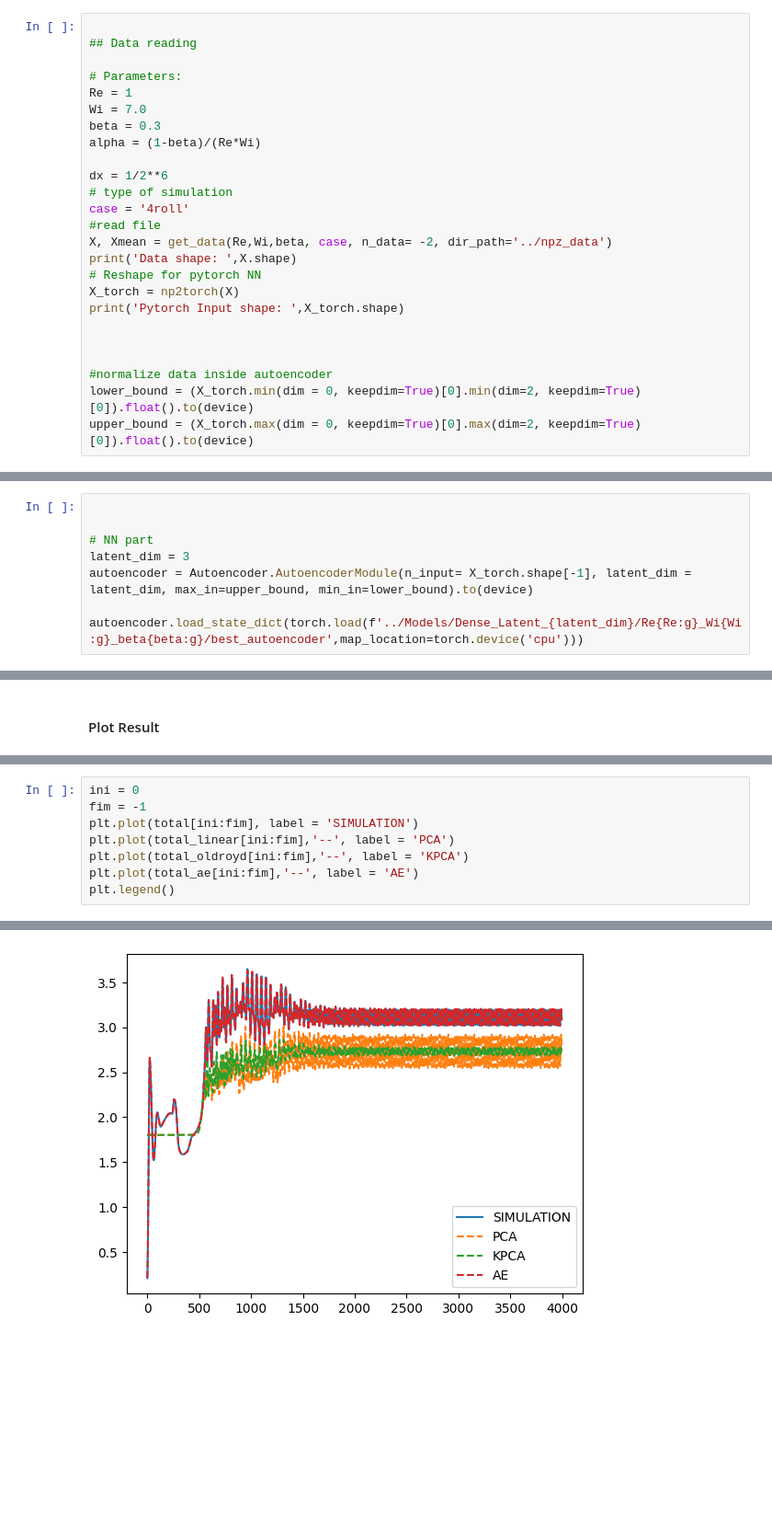
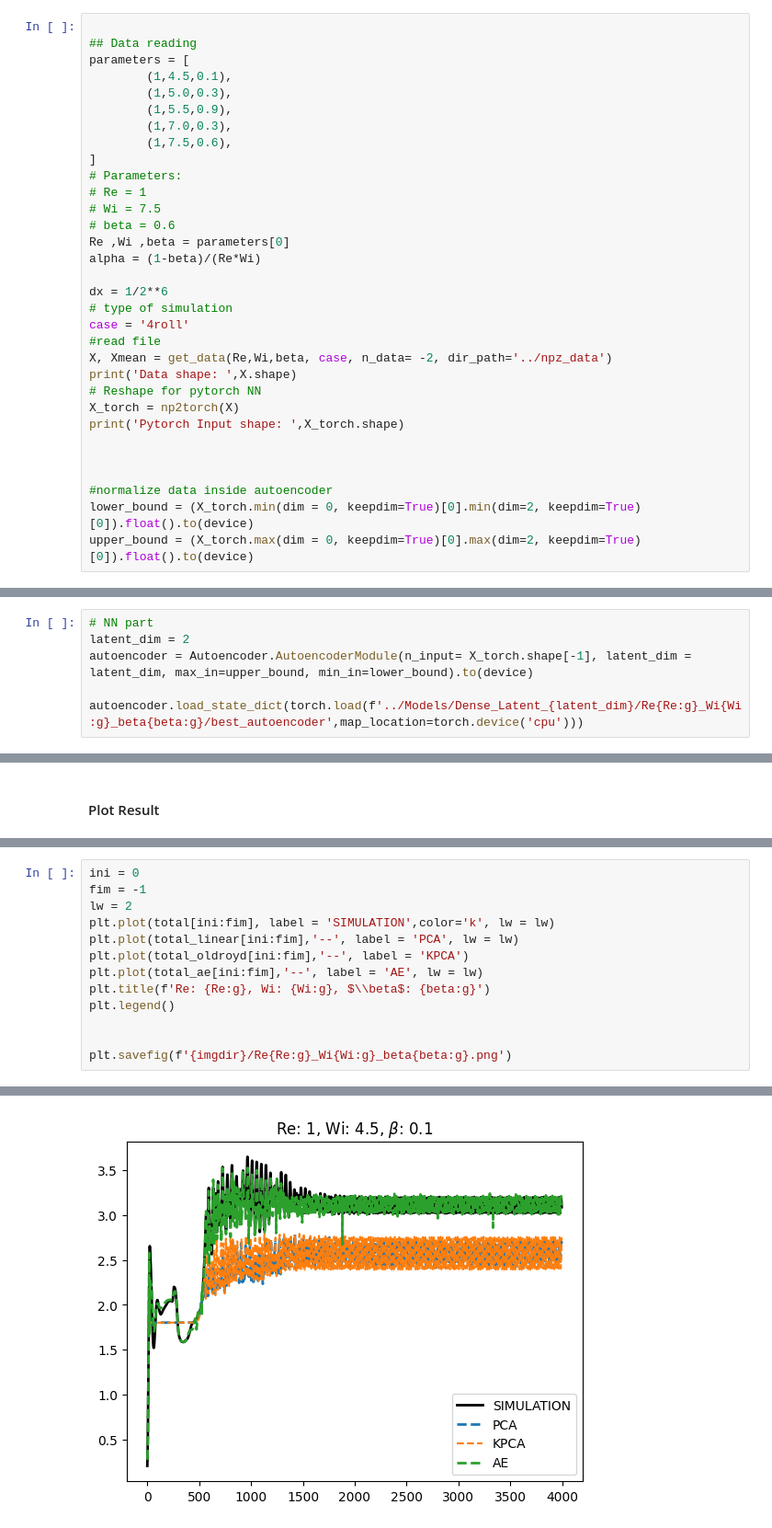
Before and after one commit to fabioamaral08/reduction-methods, a Jupyter notebook: Test_Results.ipynb, the cells around one changed output, grey strips where cells are left out. Shown at 92% size. Cells and saved outputs as stored; diff of their text form; blank space fills up the shorter version.

Commit message:
Images
- Results for 4roll Dataset
- Preparation for cross-slot test
- Add a cut option for cross-slot
- change 'create_energy_figs' for cross_slot data

```diff
--- a/Test_Results.ipynb
+++ b/Test_Results.ipynb
@@ -48,11 +48,18 @@ def torch2np(X_torch):
 # %%
 
 ## Data reading
-
+parameters = [
+        (1,4.5,0.1),
+        (1,5.0,0.3),
+        (1,5.5,0.9),
+        (1,7.0,0.3),
+        (1,7.5,0.6),
+]
 # Parameters:
-Re = 1
-Wi = 7.0
-beta = 0.3
+# Re = 1
+# Wi = 7.5
+# beta = 0.6
+Re ,Wi ,beta = parameters[0]
 alpha = (1-beta)/(Re*Wi)
 
 dx = 1/2**6
@@ -74,10 +81,8 @@ upper_bound = (X_torch.max(dim = 0, keepdim=True)[0].max(dim=2, keepdim=True)[0]
 Data shape:  (20480, 3998)
 Pytorch Input shape:  torch.Size([3998, 5, 4096])
 # %%
-
-
 # NN part
-latent_dim = 3
+latent_dim = 2
 autoencoder = Autoencoder.AutoencoderModule(n_input= X_torch.shape[-1], latent_dim = latent_dim, max_in=upper_bound, min_in=lower_bound).to(device)
 
 autoencoder.load_state_dict(torch.load(f'../Models/Dense_Latent_{latent_dim}/Re{Re:g}_Wi{Wi:g}_beta{beta:g}/best_autoencoder',map_location=torch.device('cpu')))
@@ -125,9 +133,14 @@ elastic_ae, kinetic_ae, total_ae = calc_energy(X_ae,Wi,beta,Re,dx = dx, dy = dx)
 # %%
 ini = 0
 fim = -1
-plt.plot(total[ini:fim], label = 'SIMULATION')
-plt.plot(total_linear[ini:fim],'--', label = 'PCA')
+lw = 2
+plt.plot(total[ini:fim], label = 'SIMULATION',color='k', lw = lw)
+plt.plot(total_linear[ini:fim],'--', label = 'PCA', lw = lw)
 plt.plot(total_oldroyd[ini:fim],'--', label = 'KPCA')
-plt.plot(total_ae[ini:fim],'--', label = 'AE')
+plt.plot(total_ae[ini:fim],'--', label = 'AE', lw = lw)
+plt.title(f'Re: {Re:g}, Wi: {Wi:g}, $\\beta$: {beta:g}')
 plt.legend()
+
+
+plt.savefig(f'{imgdir}/Re{Re:g}_Wi{Wi:g}_beta{beta:g}.png')
 # %% [output]
@@ -135 +147 @@ plt.legend()
-[figure, old version]
+[figure, new version]
```
Also changed, not shown: parts of 19 cells of this notebook, 24 other files.
